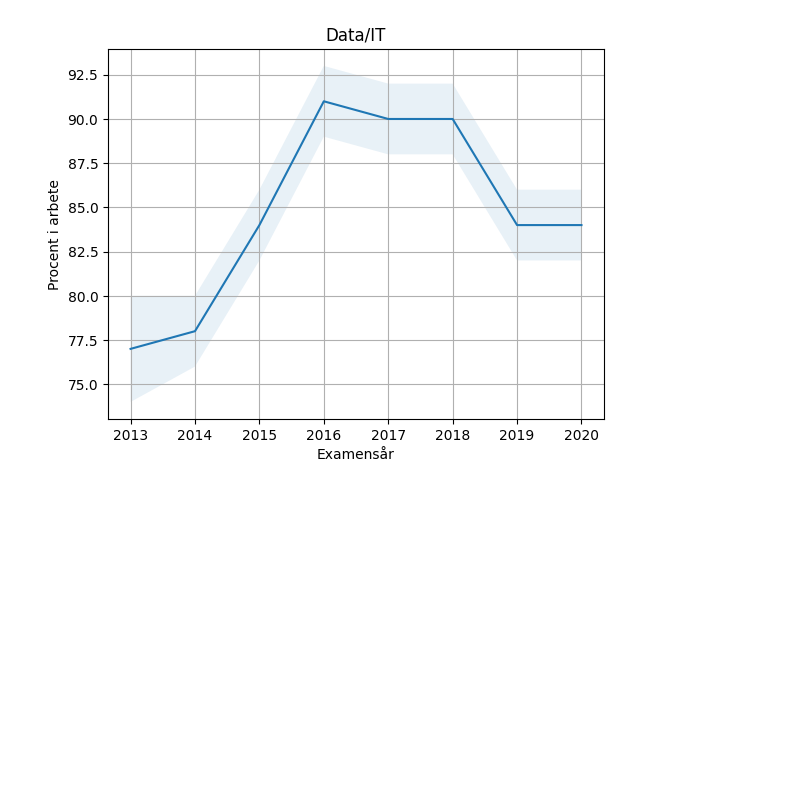
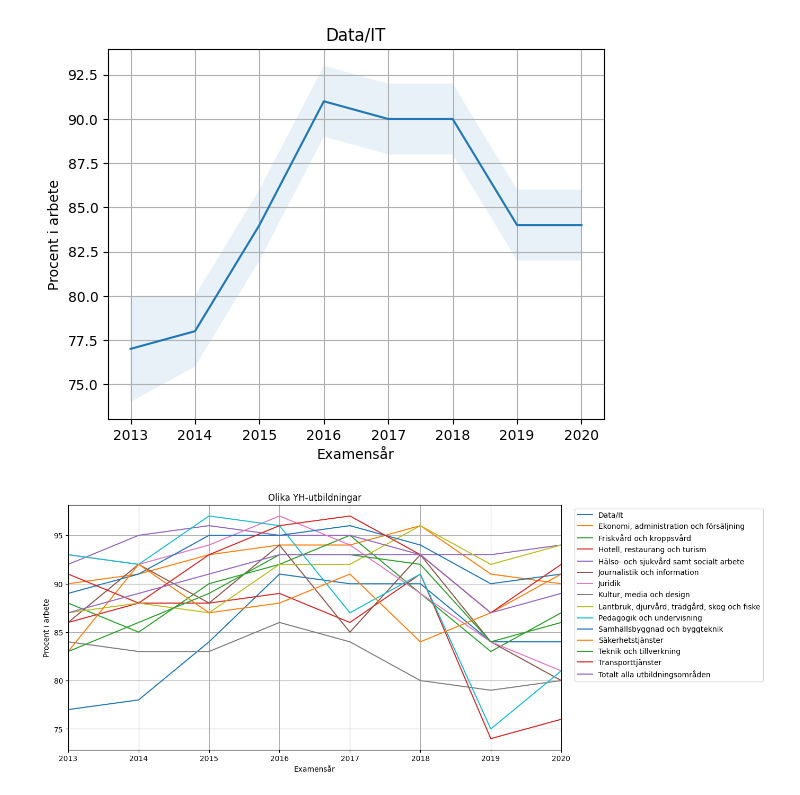
Before and after one commit to kokchun/PrataData, a Jupyter notebook: MYH/exploring_sysselsattning.ipynb, the cells around one changed output. Saved outputs shown, nothing was run; the diff lists cells and outputs as text; code cells hidden in the pictures; blank space fills up the shorter version.

Commit message:
plotted a very crowded graph

```diff
--- a/MYH/exploring_sysselsattning.ipynb
+++ b/MYH/exploring_sysselsattning.ipynb
@@ -101,3 +101,11 @@ ax.set(xlabel = "Examensår", ylabel = "Procent i arbete", title = "Data/IT")
 ax.grid()
 # %% [output]
 [figure]
+# %%
+fig, ax = plt.figure(figsize = (12,6)), plt.axes()
+df_mean.T.plot(ax=ax)
+ax.legend(bbox_to_anchor=(1.02, 1), loc = "upper left")
+ax.set(title = "Olika YH-utbildningar", ylabel = "Procent i arbete", xlabel = "Examensår", xlim=[2013, 2020])
+ax.grid()
+# %% [output]
+[figure, added]
```
